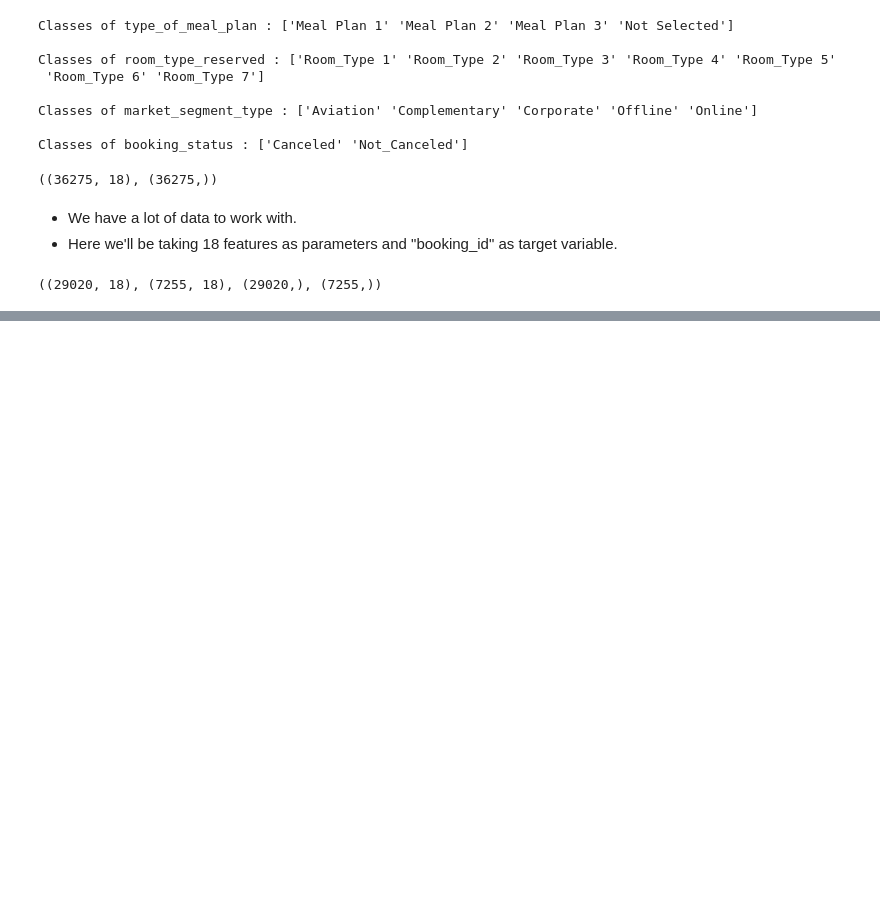
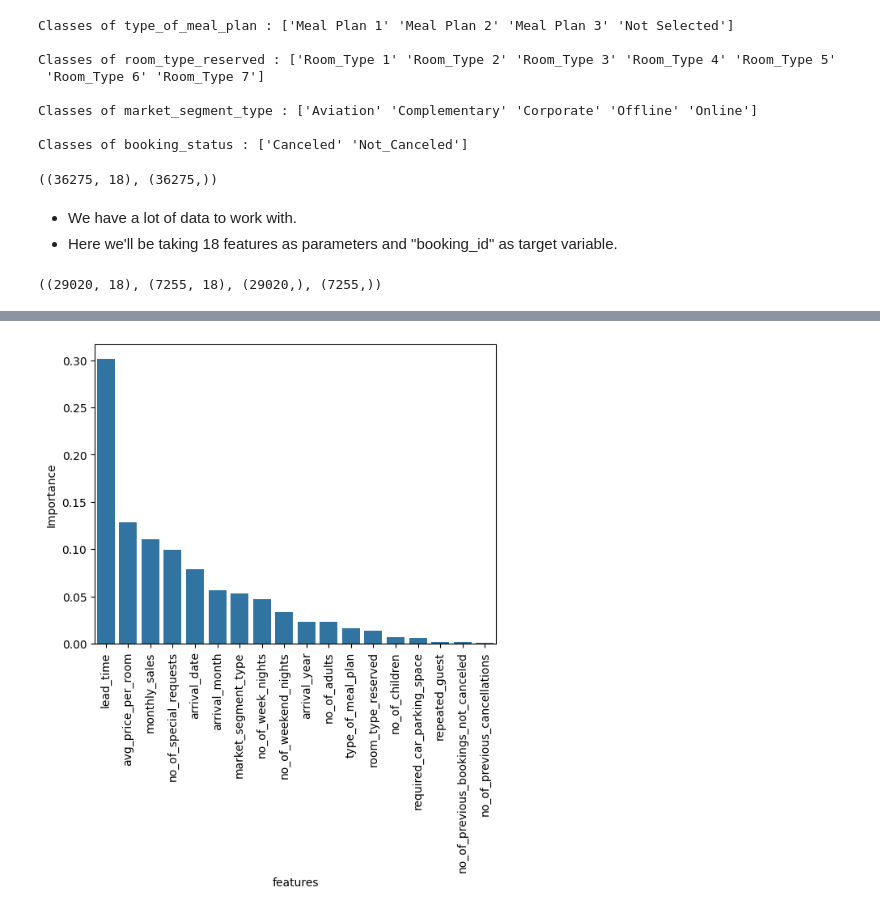
Before and after one commit to rizz045/Hotel-Booking-Cancellation-Analysis-Prediction, a Jupyter notebook: Hotel_Reservation_Status_Prediction_Using_Classification_Techniques.ipynb, the cells around one changed output, grey strips where cells are left out. Drawn from its saved outputs; the diff is of its cells as text; code cells hidden in the pictures; blank space fills up the shorter version.

```diff
--- a/Hotel_Reservation_Status_Prediction_Using_Classification_Techniques.ipynb
+++ b/Hotel_Reservation_Status_Prediction_Using_Classification_Techniques.ipynb
@@ -400,0 +426,12 @@ RandomForestClassifier
+# %%
+importance=models[2].feature_importances_
+features = x.columns
+feature_importance_df = pd.DataFrame({"Importance":importance,
+                                      "features":features}).sort_values(by="Importance", ascending=False)
+# feature_importance_df['features']=feature_importance_df["features"].sort_values(ascending=True)
+# %%
+sns.barplot(x="features", y="Importance", data=feature_importance_df)
+plt.xticks(rotation=90)
+plt.show()
+# %% [output]
+[figure, added]
```
Also changed, not shown: parts of 4 cells of this notebook.
